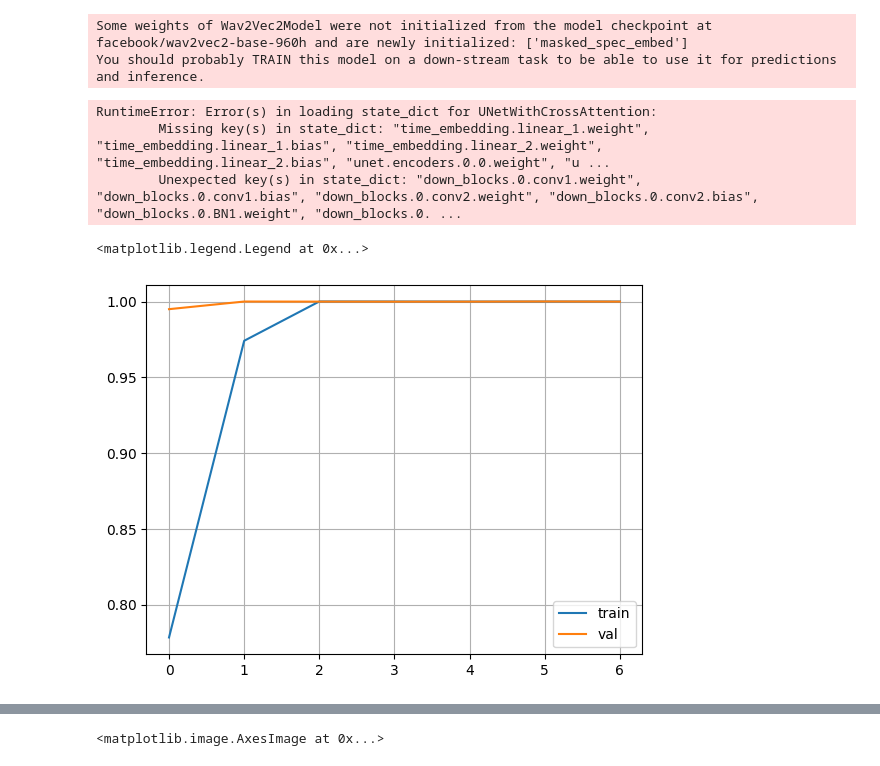
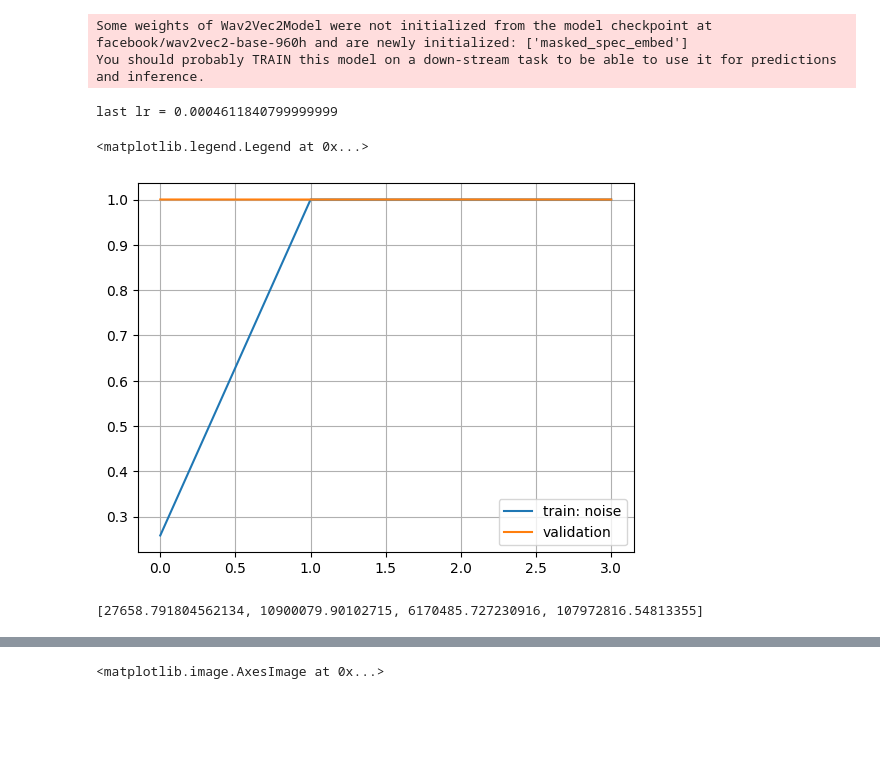
Before and after one commit to roman0810/sound2image, a Jupyter notebook: eval.ipynb, the cells around one changed output, grey strips where cells are left out. Cells and saved outputs as stored; diff of their text form; code cells hidden in the pictures; blank space fills up the shorter version.

```diff
--- a/eval.ipynb
+++ b/eval.ipynb
@@ -51,21 +51,23 @@ config = ModelConfig({"image_size": 128, "audio_ctx_dim": 768})
 diffusion = Diffusion(timesteps=1000, image_size=128, device=device)
 model = UNetWithCrossAttention(config)
 # %%
-model, train_noise_losses, train_feature_losses, val_losses, lr = load_snapshot("result.pt", model)
+model, train_noise_losses, train_feature_losses, val_losses, lr = load_snapshot("snapshot.pt", model)
 print(f"last lr = {lr}")
 # %% [output]
-RuntimeError: Error(s) in loading state_dict for UNetWithCrossAttention:
-        Missing key(s) in state_dict: "time_embedding.linear_1.weight", "time_embedding.linear_1.bias", "time_embedding.linear_2.weight", "time_embedding.linear_2.bias", "unet.encoders.0.0.weight", "u ...
-        Unexpected key(s) in state_dict: "down_blocks.0.conv1.weight", "down_blocks.0.conv1.bias", "down_blocks.0.conv2.weight", "down_blocks.0.conv2.bias", "down_blocks.0.BN1.weight", "down_blocks.0. ...
+last lr = 0.0004611840799999999
 # %%
 plt.plot(train_noise_losses[:], label='train: noise')
-plt.plot(train_feature_losses[:], label='train: features')
+# plt.plot(train_feature_losses[:], label='train: features')
 plt.plot(val_losses[:], label='validation')
 plt.grid()
 plt.legend()
 # %% [output]
 <matplotlib.legend.Legend at 0x...>
-[figure, old version]
+[figure, new version]
+# %%
+train_feature_losses
+# %% [output]
+[27658.791804562134, 10900079.90102715, 6170485.727230916, 107972816.54813355]
 # %%
 audio,image = next(iter(val_loader))
 audio_embeds = encode(audio.to(device))
```
Also changed, not shown: parts of 3 cells of this notebook, 1 other file.
